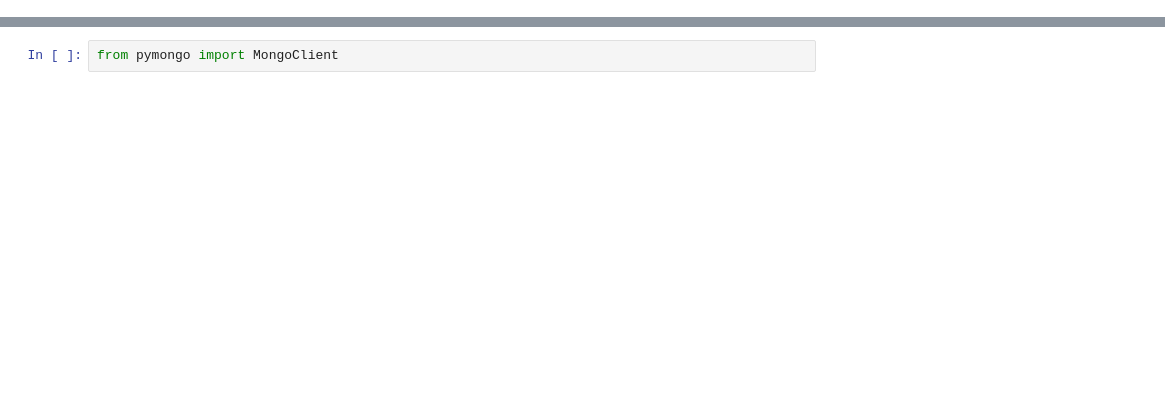
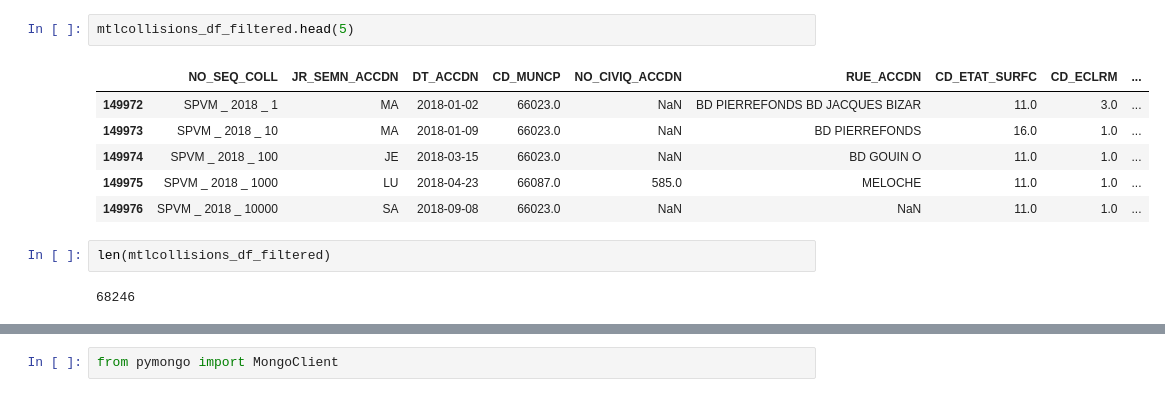
Before and after one commit to Girellil/Mtl_collisions, a Jupyter notebook: Extract-Transform/Load.ipynb, the cells around one changed output, grey strips where cells are left out. Saved outputs shown, nothing was run; the diff lists cells and outputs as text; blank space fills up the shorter version.

```diff
--- a/Extract-Transform/Load.ipynb
+++ b/Extract-Transform/Load.ipynb
@@ -2,0 +21,13 @@
+# %%
+mtlcollisions_df_filtered.head(5)
+# %% [output]
+|  | NO_SEQ_COLL | JR_SEMN_ACCDN | DT_ACCDN | CD_MUNCP | NO_CIVIQ_ACCDN | RUE_ACCDN | CD_ETAT_SURFC | CD_ECLRM | ... |
+| 149972 | SPVM _ 2018 _ 1 | MA | 2018-01-02 | 66023.0 | NaN | BD PIERREFONDS BD JACQUES BIZAR | 11.0 | 3.0 | ... |
+| 149973 | SPVM _ 2018 _ 10 | MA | 2018-01-09 | 66023.0 | NaN | BD PIERREFONDS | 16.0 | 1.0 | ... |
+| 149974 | SPVM _ 2018 _ 100 | JE | 2018-03-15 | 66023.0 | NaN | BD GOUIN O | 11.0 | 1.0 | ... |
+| 149975 | SPVM _ 2018 _ 1000 | LU | 2018-04-23 | 66087.0 | 585.0 | MELOCHE | 11.0 | 1.0 | ... |
+| 149976 | SPVM _ 2018 _ 10000 | SA | 2018-09-08 | 66023.0 | NaN | NaN | 11.0 | 1.0 | ... |
+# %%
+len(mtlcollisions_df_filtered)
+# %% [output]
+68246
```
Also changed, not shown: parts of 3 cells of this notebook, 3 other files.
